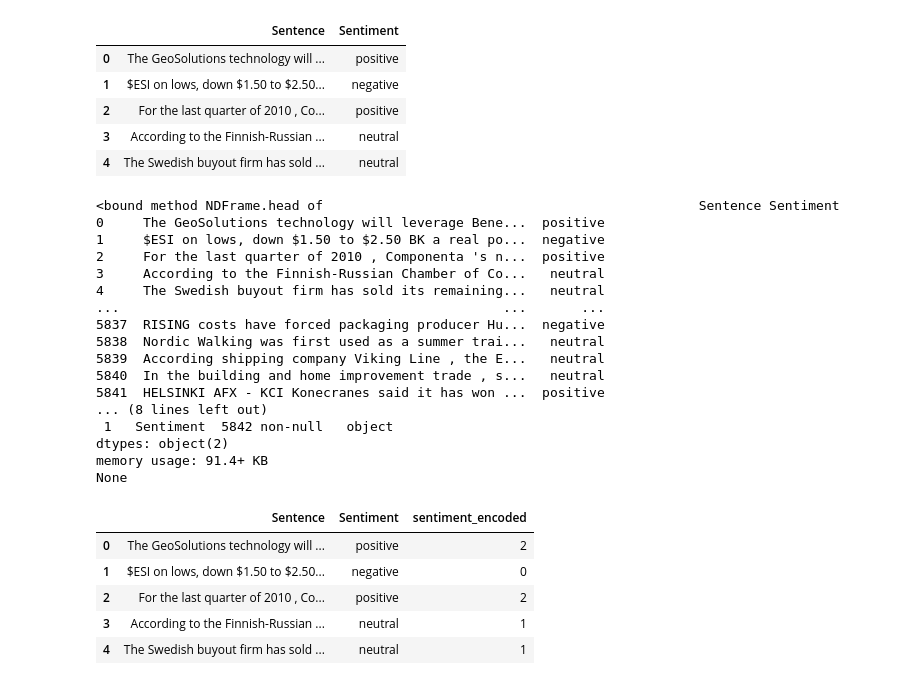
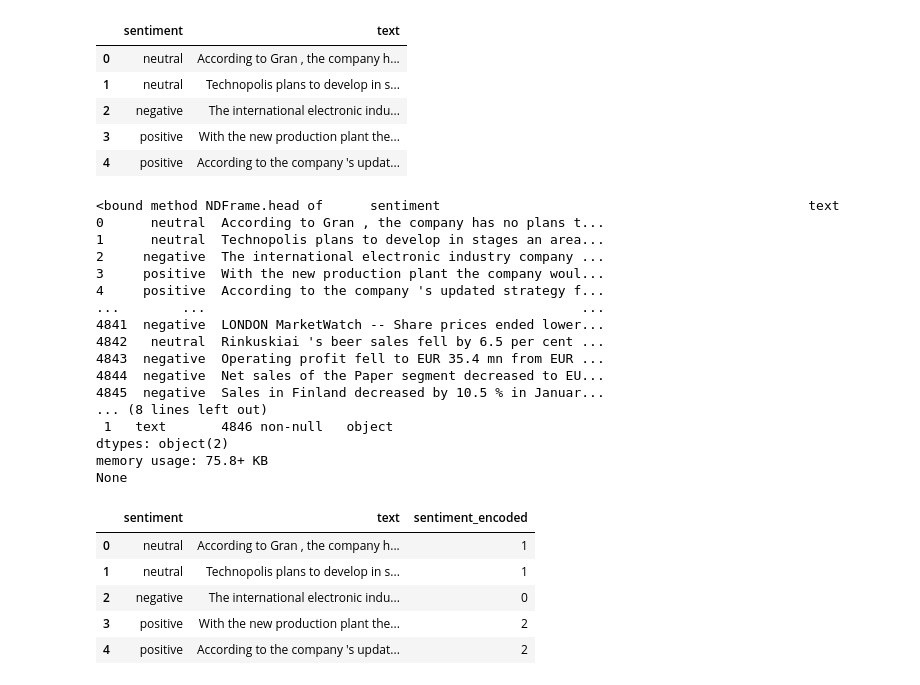
Before and after one commit to anismabaziz/stock-mood, a Jupyter notebook: backend/model/data_prep.ipynb, the cells around one changed output. Saved outputs shown, nothing was run; the diff lists cells and outputs as text; code cells hidden in the pictures.

```diff
--- a/backend/model/data_prep.ipynb
+++ b/backend/model/data_prep.ipynb
@@ -2,54 +2,54 @@
 import re
 import pandas as pd
 # %%
-df = pd.read_csv("./data/news.csv")
+df = pd.read_json("hf://datasets/Daniel-ML/sentiment-analysis-for-financial-news-v2/pd_df_json.json", lines=True)
 df.head()
 # %% [output]
-|  | Sentence | Sentiment |
-| 0 | The GeoSolutions technology will ... | positive |
-| 1 | $ESI on lows, down $1.50 to $2.50... | negative |
-| 2 | For the last quarter of 2010 , Co... | positive |
-| 3 | According to the Finnish-Russian ... | neutral |
-| 4 | The Swedish buyout firm has sold ... | neutral |
+|  | sentiment | text |
+| 0 | neutral | According to Gran , the company h... |
+| 1 | neutral | Technopolis plans to develop in s... |
+| 2 | negative | The international electronic indu... |
+| 3 | positive | With the new production plant the... |
+| 4 | positive | According to the company 's updat... |
 # %%
 # keeping only important columns
 df2 = df.dropna()
 print(df2.head)
 print(df2.info())
 # %% [output]
-<bound method NDFrame.head of                                                Sentence Sentiment
-0     The GeoSolutions technology will leverage Bene...  positive
-1     $ESI on lows, down $1.50 to $2.50 BK a real po...  negative
-2     For the last quarter of 2010 , Componenta 's n...  positive
-3     According to the Finnish-Russian Chamber of Co...   neutral
-4     The Swedish buyout firm has sold its remaining...   neutral
-...                                                 ...       ...
-5837  RISING costs have forced packaging producer Hu...  negative
-5838  Nordic Walking was first used as a summer trai...   neutral
-5839  According shipping company Viking Line , the E...   neutral
-5840  In the building and home improvement trade , s...   neutral
-5841  HELSINKI AFX - KCI Konecranes said it has won ...  positive
+<bound method NDFrame.head of      sentiment                                               text
+0      neutral  According to Gran , the company has no plans t...
+1      neutral  Technopolis plans to develop in stages an area...
+2     negative  The international electronic industry company ...
+3     positive  With the new production plant the company woul...
+4     positive  According to the company 's updated strategy f...
+...        ...                                                ...
+4841  negative  LONDON MarketWatch -- Share prices ended lower...
+4842   neutral  Rinkuskiai 's beer sales fell by 6.5 per cent ...
+4843  negative  Operating profit fell to EUR 35.4 mn from EUR ...
+4844  negative  Net sales of the Paper segment decreased to EU...
+4845  negative  Sales in Finland decreased by 10.5 % in Januar...
 ... (8 lines left out)
- 1   Sentiment  5842 non-null   object
+ 1   text       4846 non-null   object
 dtypes: object(2)
-memory usage: 91.4+ KB
+memory usage: 75.8+ KB
 None
 # %%
 # converting labels into numbers
 label_map = {
     "negative": 0,
     "neutral": 1,
     "positive": 2
 }
-df2['sentiment_encoded'] = df2['Sentiment'].map(label_map)
+df2['sentiment_encoded'] = df2['sentiment'].map(label_map)
 df2.head()
 # %% [output]
-|  | Sentence | Sentiment | sentiment_encoded |
-| 0 | The GeoSolutions technology will ... | positive | 2 |
-| 1 | $ESI on lows, down $1.50 to $2.50... | negative | 0 |
-| 2 | For the last quarter of 2010 , Co... | positive | 2 |
-| 3 | According to the Finnish-Russian ... | neutral | 1 |
-| 4 | The Swedish buyout firm has sold ... | neutral | 1 |
+|  | sentiment | text | sentiment_encoded |
+| 0 | neutral | According to Gran , the company h... | 1 |
+| 1 | neutral | Technopolis plans to develop in s... | 1 |
+| 2 | negative | The international electronic indu... | 0 |
+| 3 | positive | With the new production plant the... | 2 |
+| 4 | positive | According to the company 's updat... | 2 |
 # %%
 # undersampling
 min_class = df2["sentiment_encoded"].value_counts().min()
```
Also changed, not shown: 3 other files.
